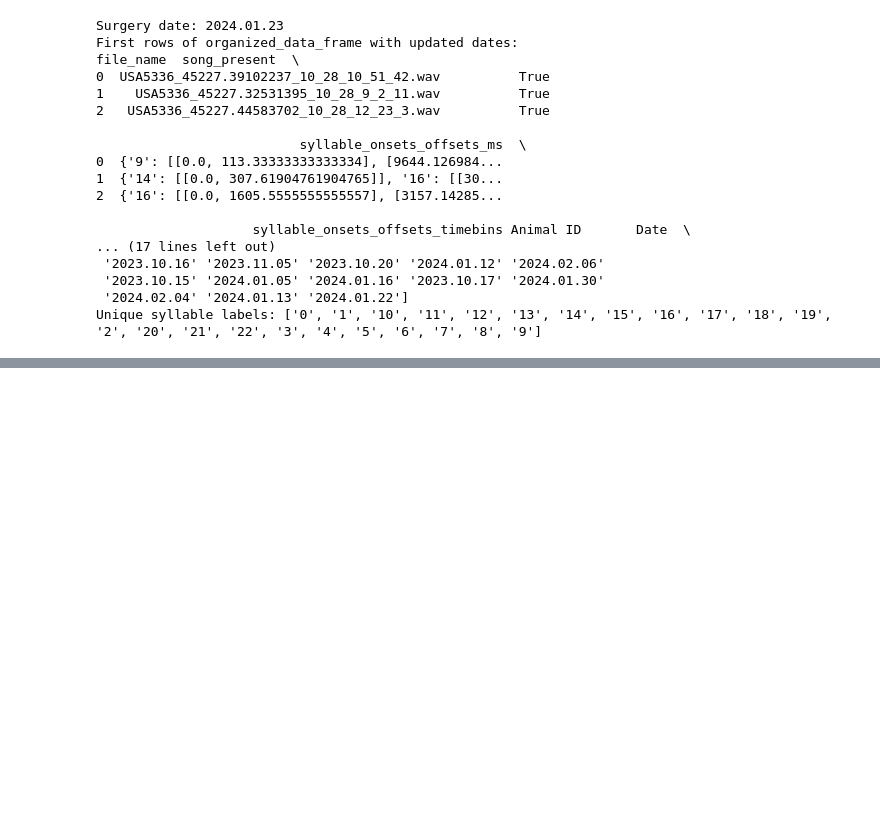
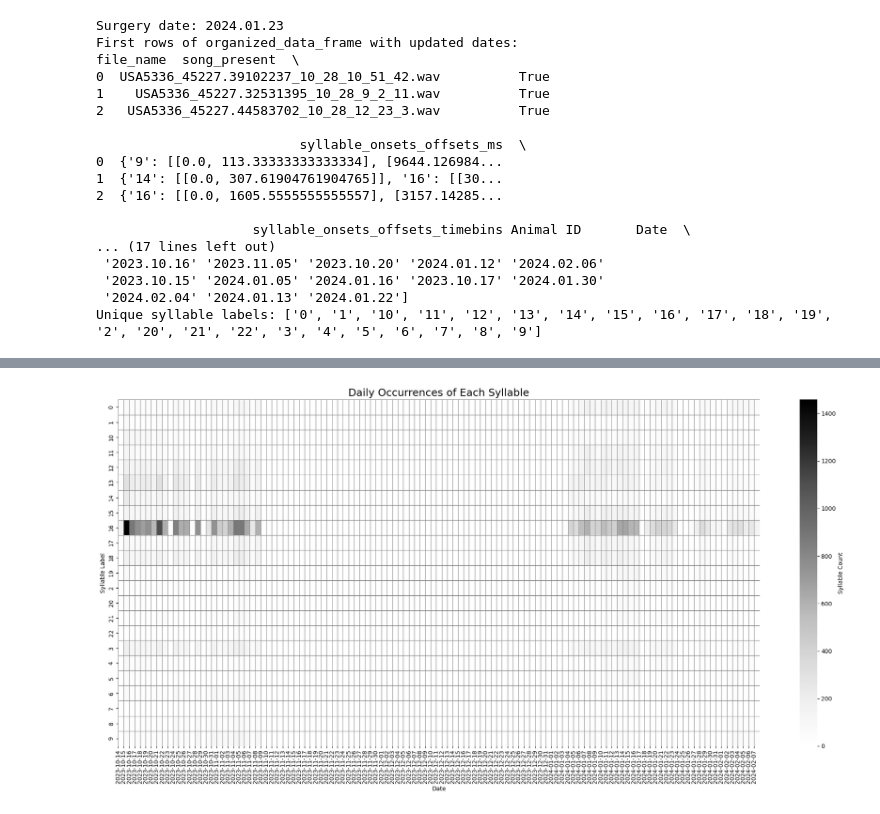
Before and after one commit to hulseyvincentr/syntax_analysis, a Jupyter notebook: notebooks/DECODER_syllable_frequency.ipynb, the cells around one changed output, grey strips where cells are left out. Saved outputs shown, nothing was run; the diff lists cells and outputs as text; code cells hidden in the pictures; blank space fills up the shorter version.

```diff
--- a/notebooks/DECODER_syllable_frequency.ipynb
+++ b/notebooks/DECODER_syllable_frequency.ipynb
@@ -399,0 +650,44 @@ P-Value: 5.5852613503458275e-09
+# %%
+import pandas as pd
+import matplotlib.pyplot as plt
+import seaborn as sns
+import matplotlib.dates as mdates
+
+# Convert Unix timestamps in 'Date' column to datetime format if needed
+organized_data_frame['Date'] = pd.to_datetime(organized_data_frame['Date'], unit='s')  # Assumes Unix timestamps in seconds
+
+# Find the minimum and maximum date of recording
+min_date = organized_data_frame['Date'].min()
+max_date = organized_data_frame['Date'].max()
+
+# Generate a date range with a daily frequency from min_date to max_date
+all_dates = pd.date_range(start=min_date, end=max_date, freq='D')
+
+# Create a DataFrame to hold the syllable counts with syllable labels as rows and dates as columns
+heatmap_data = pd.DataFrame(0, index=unique_syllable_labels, columns=all_dates)
+
+# Fill the DataFrame with counts for each syllable label on each date
+for current_date in all_dates:
+    daily_data = organized_data_frame[organized_data_frame['Date'] == current_date]
+
+    if not daily_data.empty:
+        for syllable_label in unique_syllable_labels:
+            # Sum occurrences of the syllable label for all songs on this date
+            daily_count = sum(len(song.get(syllable_label, [])) for song in daily_data['syllable_onsets_offsets_ms_dict'])
+            heatmap_data.at[syllable_label, current_date] = daily_count
+
+# Plot the heatmap
+plt.figure(figsize=(20, 10))
+ax = sns.heatmap(heatmap_data, cmap = "Greys", linewidths=0.5, linecolor='gray', cbar_kws={'label': 'Syllable Count'})
+plt.title('Daily Occurrences of Each Syllable', fontsize=18)
+plt.xlabel('Date')
+plt.ylabel('Syllable Label')
+
+# Set x-ticks and convert them to strings for proper labeling
+ax.set_xticks(range(len(heatmap_data.columns)))
+ax.set_xticklabels(heatmap_data.columns.strftime('%Y-%m-%d'), rotation=90)
+
+plt.tight_layout()
+plt.show()
+# %% [output]
+[figure, added]
```
Also changed, not shown: parts of 21 cells of this notebook.
